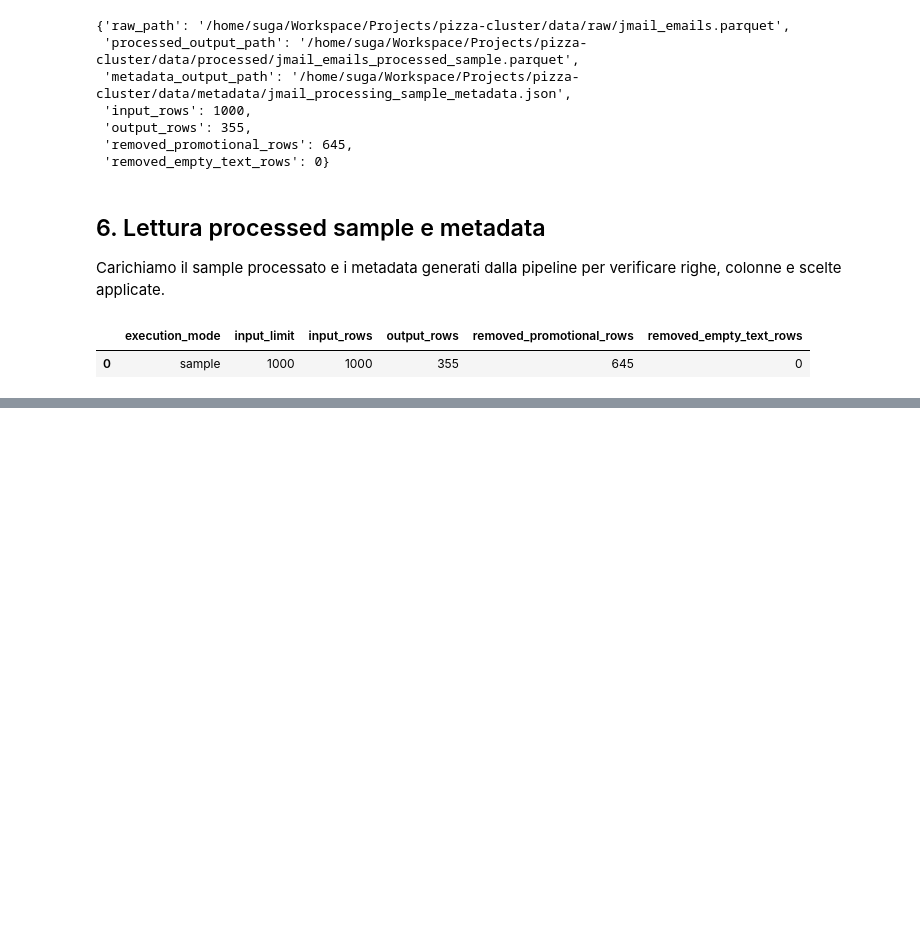
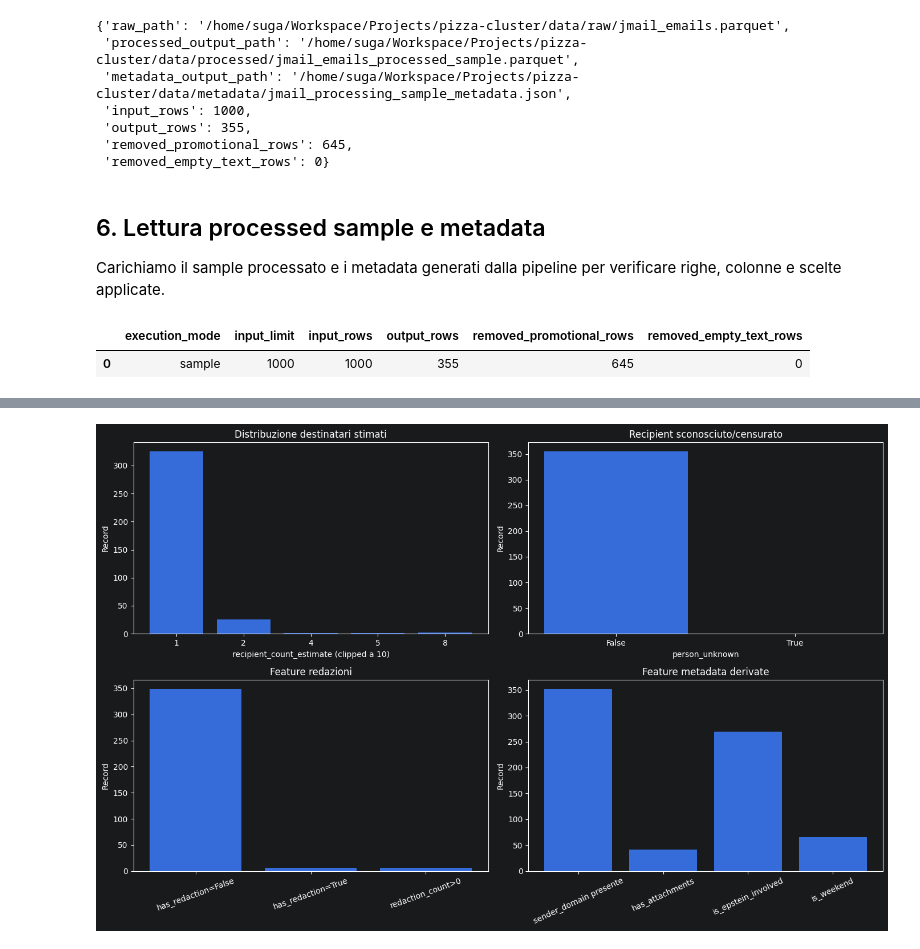
Before and after one commit to jose-sgariglia/pizza-cluster, a Jupyter notebook: src/notebooks/data_preprocessing_validation.ipynb, the cells around one changed output, grey strips where cells are left out. Cells and saved outputs as stored; diff of their text form; code cells hidden in the pictures; blank space fills up the shorter version.

```diff
--- a/src/notebooks/data_preprocessing_validation.ipynb
+++ b/src/notebooks/data_preprocessing_validation.ipynb
@@ -247,0 +390,93 @@ Colonne processed: 31
+# %%
+AUGMENTING_OVERVIEW_FIGURE = FIGURES_PATH / "processed_data_augmenting_overview.png"
+AUGMENTING_OVERVIEW_DATA = FIGURES_PATH / "processed_data_augmenting_overview.json"
+
+augmenting_features = [
+    "recipient_count_estimate",
+    "person_unknown",
+    "has_redaction",
+    "redaction_count",
+    "word_count",
+    "uppercase_ratio",
+    "sent_hour",
+    "is_weekend",
+    "sender_domain",
+    "is_epstein_involved",
+    "attachment_count",
+]
+
+augmenting_summary = pd.DataFrame(
+    {
+        "feature": augmenting_features,
+        "missing_values": [int(processed_sample[column].isna().sum()) for column in augmenting_features],
+        "non_missing_values": [int(processed_sample[column].notna().sum()) for column in augmenting_features],
+    }
+)
+
+print(augmenting_summary.to_string(index=False))
+
+augmenting_fig, axes = plt.subplots(2, 2, figsize=(14, 9))
+
+recipient_distribution = processed_sample["recipient_count_estimate"].clip(upper=10).value_counts().sort_index()
+axes[0, 0].bar(recipient_distribution.index.astype(str), recipient_distribution.values)
+axes[0, 0].set_title("Distribuzione destinatari stimati")
+axes[0, 0].set_xlabel("recipient_count_estimate (clipped a 10)")
+axes[0, 0].set_ylabel("Record")
+
+person_unknown_counts = processed_sample["person_unknown"].value_counts().reindex([False, True], fill_value=0)
+axes[0, 1].bar(person_unknown_counts.index.astype(str), person_unknown_counts.values)
+axes[0, 1].set_title("Recipient sconosciuto/censurato")
+axes[0, 1].set_xlabel("person_unknown")
+axes[0, 1].set_ylabel("Record")
+
+redaction_distribution = pd.Series(
+    {
+        "has_redaction=False": int((~processed_sample["has_redaction"]).sum()),
+        "has_redaction=True": int(processed_sample["has_redaction"].sum()),
+        "redaction_count>0": int((processed_sample["redaction_count"] > 0).sum()),
+    }
+)
+axes[1, 0].bar(redaction_distribution.index, redaction_distribution.values)
+axes[1, 0].set_title("Feature redazioni")
+axes[1, 0].set_ylabel("Record")
+axes[1, 0].tick_params(axis="x", rotation=20)
+
+metadata_flags = pd.Series(
+    {
+        "sender_domain presente": int(processed_sample["sender_domain"].notna().sum()),
+        "has_attachments": int(processed_sample["has_attachments"].sum()),
+        "is_epstein_involved": int(processed_sample["is_epstein_involved"].sum()),
+        "is_weekend": int(processed_sample["is_weekend"].sum()),
+    }
+)
+axes[1, 1].bar(metadata_flags.index, metadata_flags.values)
+axes[1, 1].set_title("Feature metadata derivate")
+axes[1, 1].set_ylabel("Record")
+axes[1, 1].tick_params(axis="x", rotation=25)
+
+augmenting_fig.tight_layout()
+augmenting_fig.savefig(AUGMENTING_OVERVIEW_FIGURE, dpi=150, bbox_inches="tight")
+plt.show()
+
+def json_ready_counts(series):
+    return {str(key): int(value) for key, value in series.to_dict().items()}
+
+augmenting_overview_payload = {
+    "feature_missingness": [
+        {
+            "feature": row["feature"],
+            "missing_values": int(row["missing_values"]),
+            "non_missing_values": int(row["non_missing_values"]),
+        }
+        for row in augmenting_summary.to_dict(orient="records")
+    ],
+    "recipient_count_distribution": json_ready_counts(recipient_distribution),
+    "person_unknown_counts": json_ready_counts(person_unknown_counts),
+    "redaction_distribution": json_ready_counts(redaction_distribution),
+    "metadata_flags": json_ready_counts(metadata_flags),
+}
+AUGMENTING_OVERVIEW_DATA.write_text(json.dumps(augmenting_overview_payload, indent=2), encoding="utf-8")
+
+print(f"Figura salvata in: {AUGMENTING_OVERVIEW_FIGURE}")
+print(f"Dati salvati in: {AUGMENTING_OVERVIEW_DATA}")
+# %% [output]
@@ -247,0 +495 @@ Colonne processed: 31
+[figure, added]
```
Also changed, not shown: parts of 16 cells of this notebook, 6 other files.
